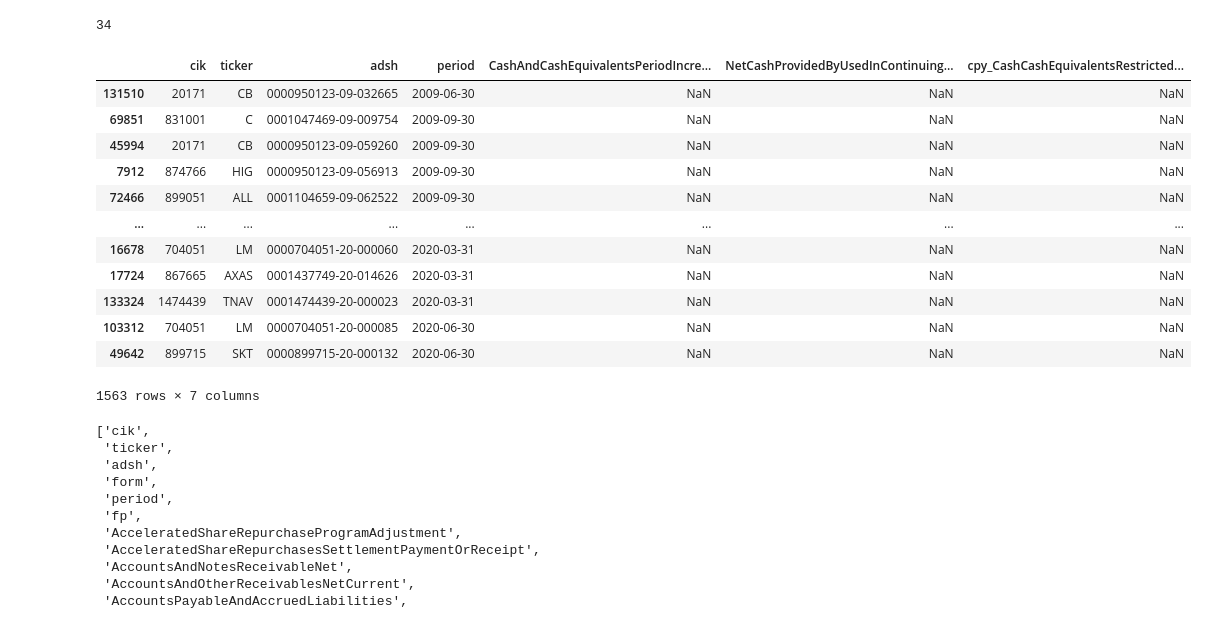
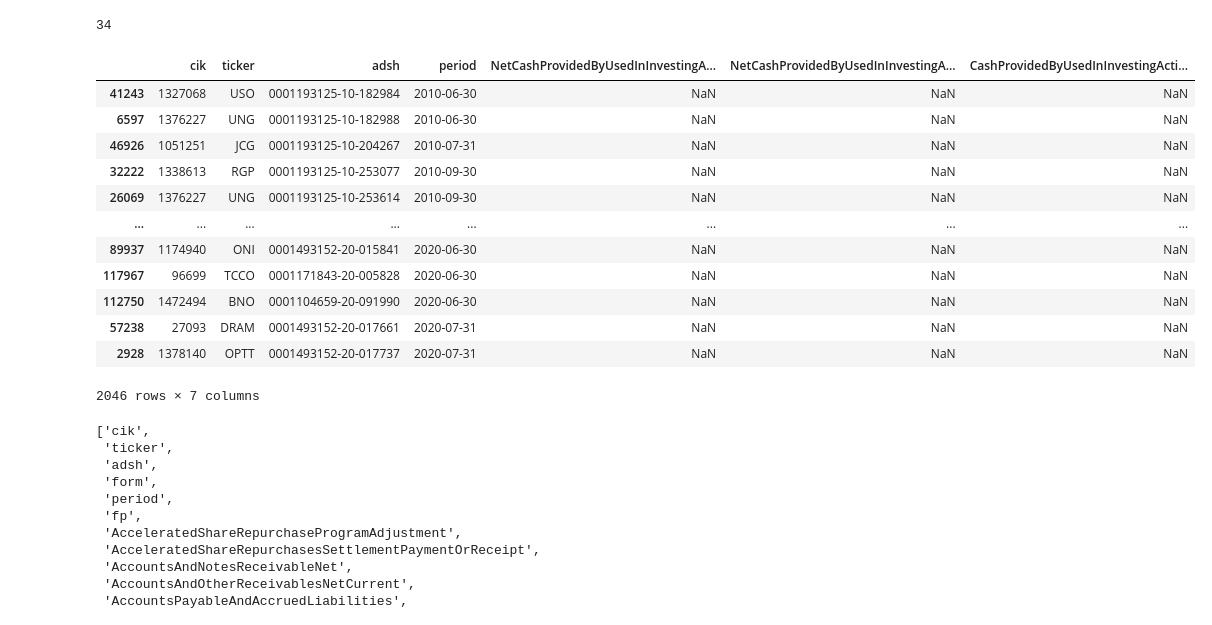
Before and after one commit to HansjoergW/bfh_mt_hs2020_sec_data, a Jupyter notebook: 04_UniformAndCompleteData.ipynb, the cells around one changed output. Drawn from its saved outputs; the diff is of its cells as text; code cells hidden in the pictures.

```diff
--- a/04_UniformAndCompleteData.ipynb
+++ b/04_UniformAndCompleteData.ipynb
@@ -314,34 +371,32 @@ do_copy.sum()
 # %% [output]
 34
 # %%
-cf_pivot_pd_copy[(cf_pivot_pd_copy.CashAndCashEquivalentsPeriodIncreaseDecrease.isnull())  \
- #                 &(cf_pivot_pd_copy.NetCashProvidedByUsedInContinuingOperations.notnull())
+pd.set_option('display.max_rows', 40)
+cf_pivot_pd_copy[(cf_pivot_pd_copy.NetCashProvidedByUsedInInvestingActivities.isnull())  \
+ #             &(cf_pivot_pd_copy.NetCashProvidedByUsedInInvestingActivitiesContinuingOperations.notnull())  \
+ #              &(cf_pivot_pd_copy.CashProvidedByUsedInInvestingActivitiesDiscontinuedOperations.notnull())
                 ] \
   [["cik","ticker", "adsh","period",
-    'CashAndCashEquivalentsPeriodIncreaseDecrease',
-    'NetCashProvidedByUsedInContinuingOperations',
-    'cpy_CashCashEquivalentsRestrictedCashAndRestrictedCashEquivalentsPeriodIncreaseDecreaseIncludingExchangeRateEffect',
-    #    'CashCashEquivalentsRestrictedCashAndRestrictedCashEquivalentsPeriodIncreaseDecreaseExcludingExchangeRateEffect',
-#    'CashPeriodIncreaseDecrease',
-#    'CashAndCashEquivalentsPeriodIncreaseDecreaseExcludingExchangeRateEffect',
-#    'CashPeriodIncreaseDecreaseExcludingExchangeRateEffect',
+     'NetCashProvidedByUsedInInvestingActivities',
+     'NetCashProvidedByUsedInInvestingActivitiesContinuingOperations',
+     'CashProvidedByUsedInInvestingActivitiesDiscontinuedOperations'
 
     ]] \
     .sort_values(by=['period'])
 # %% [output]
-|  | cik | ticker | adsh | period | CashAndCashEquivalentsPeriodIncre... | NetCashProvidedByUsedInContinuing... | cpy_CashCashEquivalentsRestricted... |
-| 131510 | 20171 | CB | 0000950123-09-032665 | 2009-06-30 | NaN | NaN | NaN |
-| 69851 | 831001 | C | 0001047469-09-009754 | 2009-09-30 | NaN | NaN | NaN |
-| 45994 | 20171 | CB | 0000950123-09-059260 | 2009-09-30 | NaN | NaN | NaN |
-| 7912 | 874766 | HIG | 0000950123-09-056913 | 2009-09-30 | NaN | NaN | NaN |
-| 72466 | 899051 | ALL | 0001104659-09-062522 | 2009-09-30 | NaN | NaN | NaN |
+|  | cik | ticker | adsh | period | NetCashProvidedByUsedInInvestingA... | NetCashProvidedByUsedInInvestingA... | CashProvidedByUsedInInvestingActi... |
+| 41243 | 1327068 | USO | 0001193125-10-182984 | 2010-06-30 | NaN | NaN | NaN |
+| 6597 | 1376227 | UNG | 0001193125-10-182988 | 2010-06-30 | NaN | NaN | NaN |
+| 46926 | 1051251 | JCG | 0001193125-10-204267 | 2010-07-31 | NaN | NaN | NaN |
+| 32222 | 1338613 | RGP | 0001193125-10-253077 | 2010-09-30 | NaN | NaN | NaN |
+| 26069 | 1376227 | UNG | 0001193125-10-253614 | 2010-09-30 | NaN | NaN | NaN |
 | ... | ... | ... | ... | ... | ... | ... | ... |
-| 16678 | 704051 | LM | 0000704051-20-000060 | 2020-03-31 | NaN | NaN | NaN |
-| 17724 | 867665 | AXAS | 0001437749-20-014626 | 2020-03-31 | NaN | NaN | NaN |
-| 133324 | 1474439 | TNAV | 0001474439-20-000023 | 2020-03-31 | NaN | NaN | NaN |
-| 103312 | 704051 | LM | 0000704051-20-000085 | 2020-06-30 | NaN | NaN | NaN |
-| 49642 | 899715 | SKT | 0000899715-20-000132 | 2020-06-30 | NaN | NaN | NaN |
+| 89937 | 1174940 | ONI | 0001493152-20-015841 | 2020-06-30 | NaN | NaN | NaN |
+| 117967 | 96699 | TCCO | 0001171843-20-005828 | 2020-06-30 | NaN | NaN | NaN |
+| 112750 | 1472494 | BNO | 0001104659-20-091990 | 2020-06-30 | NaN | NaN | NaN |
+| 57238 | 27093 | DRAM | 0001493152-20-017661 | 2020-07-31 | NaN | NaN | NaN |
+| 2928 | 1378140 | OPTT | 0001493152-20-017737 | 2020-07-31 | NaN | NaN | NaN |
-1563 rows × 7 columns
+2046 rows × 7 columns
 # %%
 bs_pivot_liabilities_copy[(bs_pivot_liabilities_copy.StockholdersEquity.isnull())][["cik","ticker", "adsh","period", "Assets", "StockholdersEquity", "LiabilitiesAndStockholdersEquity", "RetainedEarningsAccumulatedDeficit"]].sort_values(by=['period'])
 # %%
```
Also changed, not shown: parts of 15 cells of this notebook.
